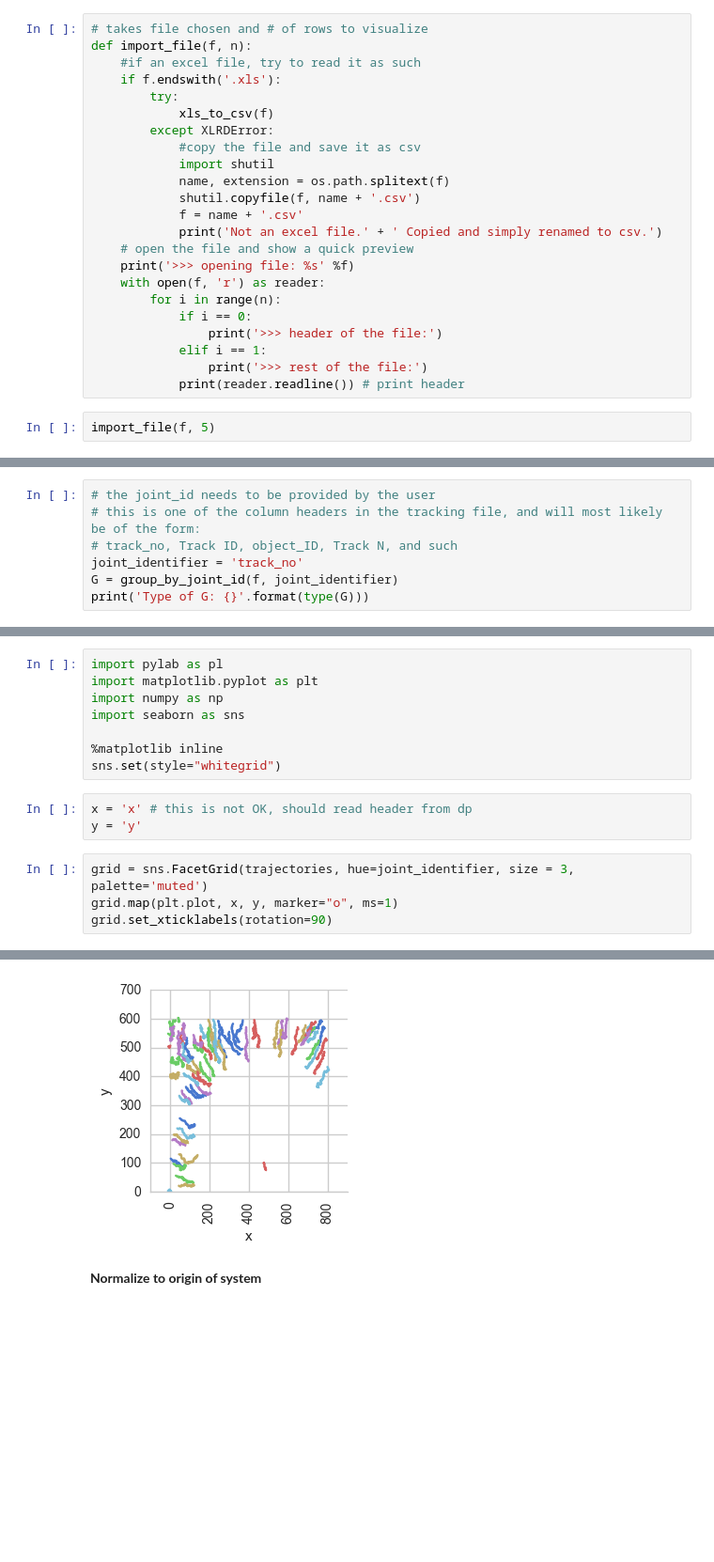
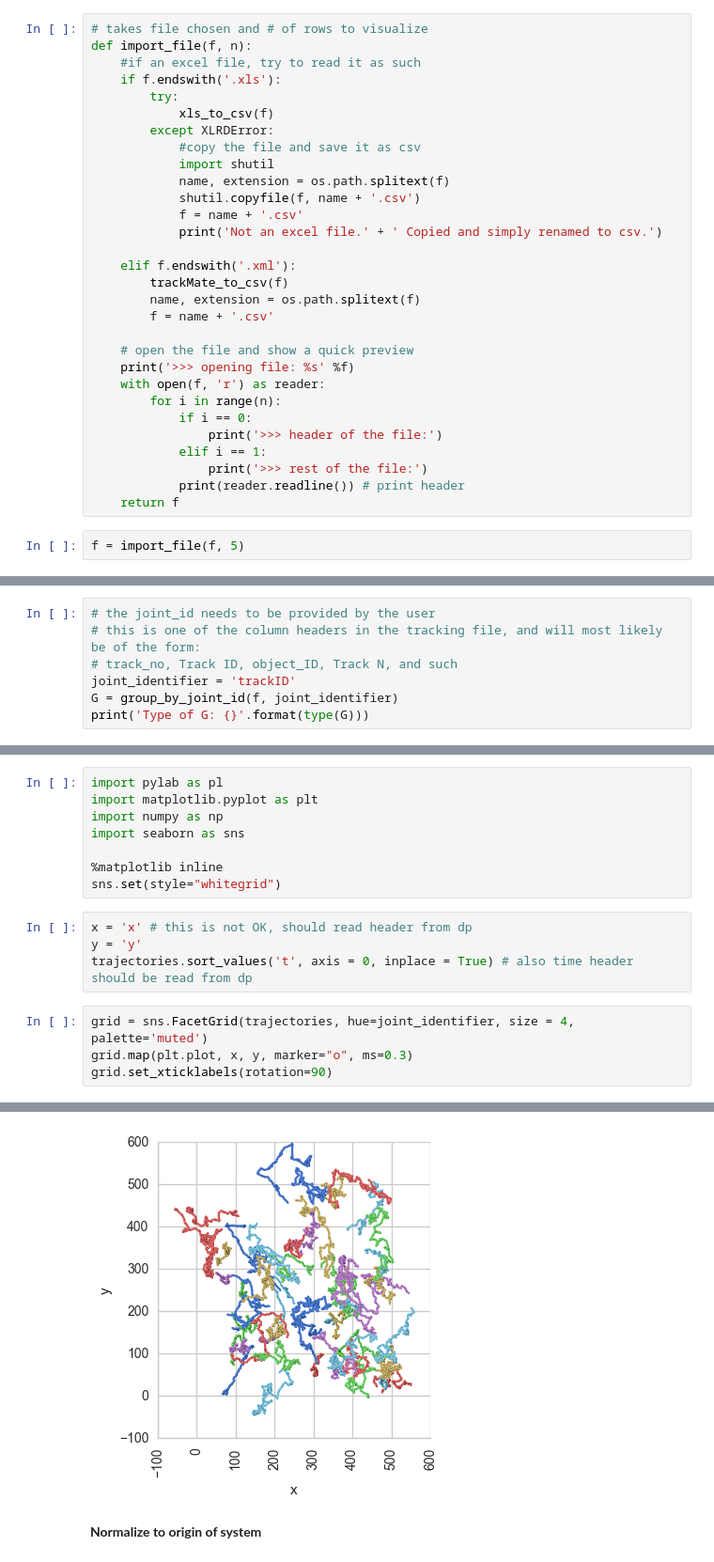
Before and after one commit to CellMigStandOrg/CMSO-samples, a Jupyter notebook: dtpkg.ipynb, the cells around one changed output, grey strips where cells are left out. Shown at 94% size. Drawn from its saved outputs; the diff is of its cells as text; blank space fills up the shorter version.

Commit message:
Jupyter NB Updated
Added section to read a TrackMate file (https://imagej.net/TrackMate)
Removed "self" reference in the ForeignKeys resources
Fixed small bug in the computation of the turning angles

```diff
--- a/dtpkg.ipynb
+++ b/dtpkg.ipynb
@@ -61,6 +119,12 @@ def import_file(f, n):
             shutil.copyfile(f, name + '.csv')
             f = name + '.csv'
             print('Not an excel file.' + ' Copied and simply renamed to csv.')
+
+    elif f.endswith('.xml'):
+        trackMate_to_csv(f)
+        name, extension = os.path.splitext(f)
+        f = name + '.csv'
+
     # open the file and show a quick preview
     print('>>> opening file: %s' %f)
     with open(f, 'r') as reader:
@@ -70,6 +134,7 @@ def import_file(f, n):
             elif i == 1:
                 print('>>> rest of the file:')
             print(reader.readline()) # print header
+    return f
 # %%
-import_file(f, 5)
+f = import_file(f, 5)
 # %% [output]
@@ -101,7 +170,7 @@ def group_by_joint_id(f, joint_id):
 # the joint_id needs to be provided by the user
 # this is one of the column headers in the tracking file, and will most likely be of the form:
 # track_no, Track ID, object_ID, Track N, and such
-joint_identifier = 'track_no'
+joint_identifier = 'trackID'
 G = group_by_joint_id(f, joint_identifier)
 print('Type of G: {}'.format(type(G)))
 # %% [output]
@@ -279,13 +362,14 @@ sns.set(style="whitegrid")
 # %%
 x = 'x' # this is not OK, should read header from dp
 y = 'y'
+trajectories.sort_values('t', axis = 0, inplace = True) # also time header should be read from dp
 # %%
-grid = sns.FacetGrid(trajectories, hue=joint_identifier, size = 3, palette='muted')
-grid.map(plt.plot, x, y, marker="o", ms=1)
+grid = sns.FacetGrid(trajectories, hue=joint_identifier, size = 4, palette='muted')
+grid.map(plt.plot, x, y, marker="o", ms=0.3)
 grid.set_xticklabels(rotation=90)
 # %% [output]
 <seaborn.axisgrid.FacetGrid at 0x...>
-[figure, old version]
+[figure, new version]
 # %% [markdown]
 **Normalize to origin of system**
 # %%
```
Also changed, not shown: parts of 25 cells of this notebook.
